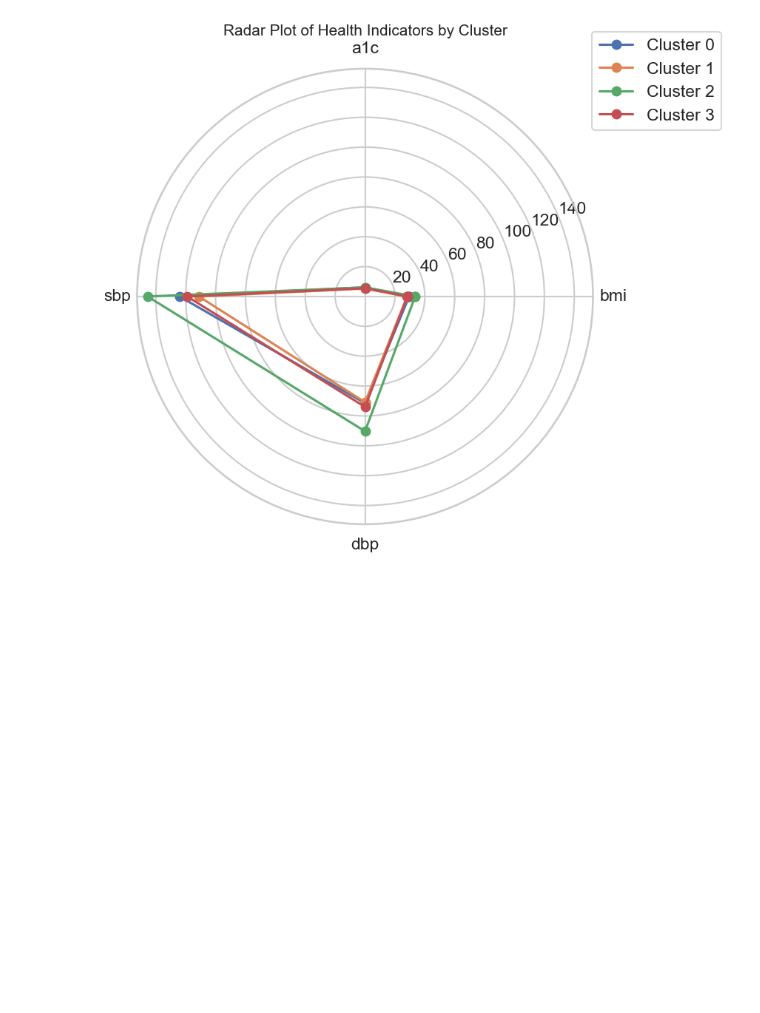
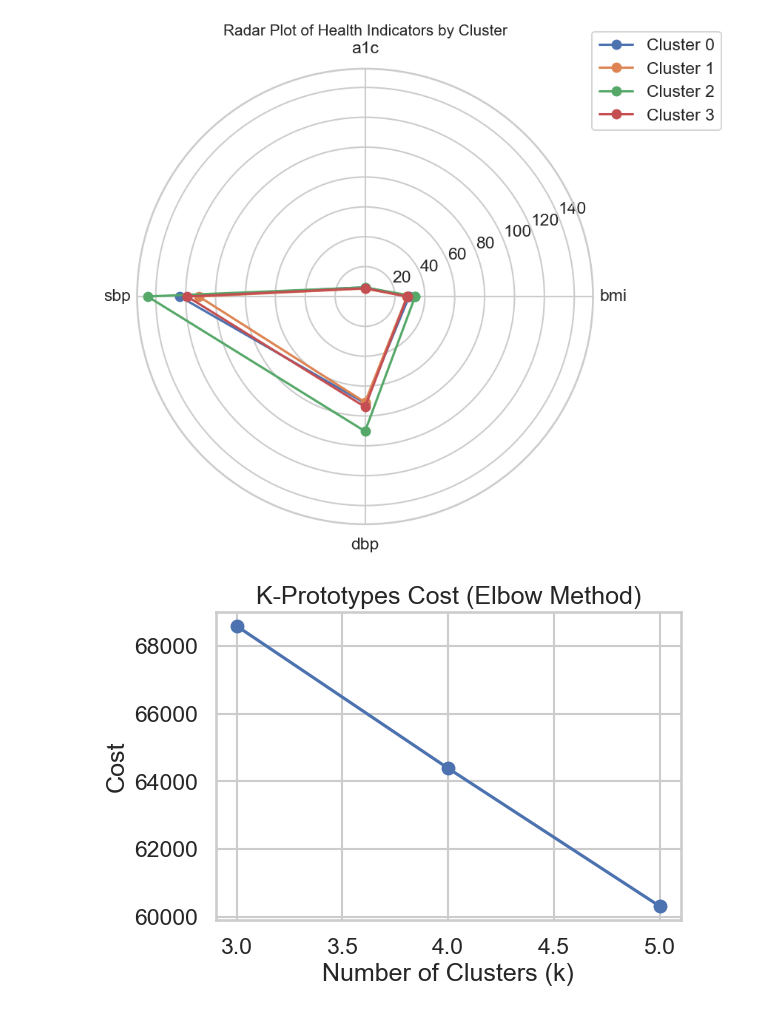
Before and after one commit to Sherry-max33/2021-2023-NHANES-Population-Health-Mining, a Jupyter notebook: notebooks/Clustering_K-Prototypes.ipynb, the cells around one changed output. Drawn from its saved outputs; the diff is of its cells as text; code cells hidden in the pictures; blank space fills up the shorter version.

Commit message:
Update Clustering Evaluation

```diff
--- a/notebooks/Clustering_K-Prototypes.ipynb
+++ b/notebooks/Clustering_K-Prototypes.ipynb
@@ -292,3 +292,13 @@ plt.savefig(os.path.join(save_dir, "cluster_health_radar.png"),
 plt.show()
 # %% [output]
 [figure]
+# %%
+plt.figure(figsize=(6,4))
+plt.plot(K_range, cost, marker='o')
+plt.title("K-Prototypes Cost (Elbow Method)")
+plt.xlabel("Number of Clusters (k)")
+plt.ylabel("Cost")
+plt.grid(True)
+plt.show()
+# %% [output]
+[figure, added]
```
Also changed, not shown: parts of 3 cells of this notebook, 1 other file.
